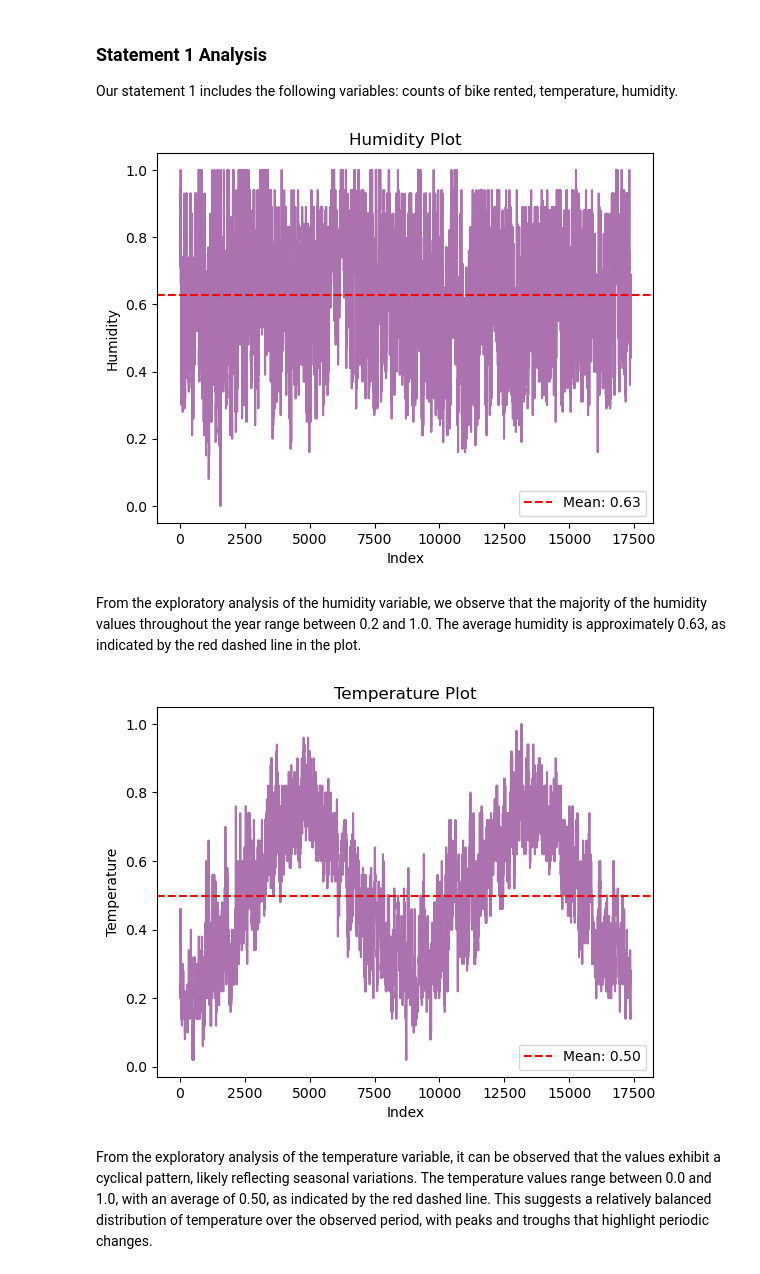
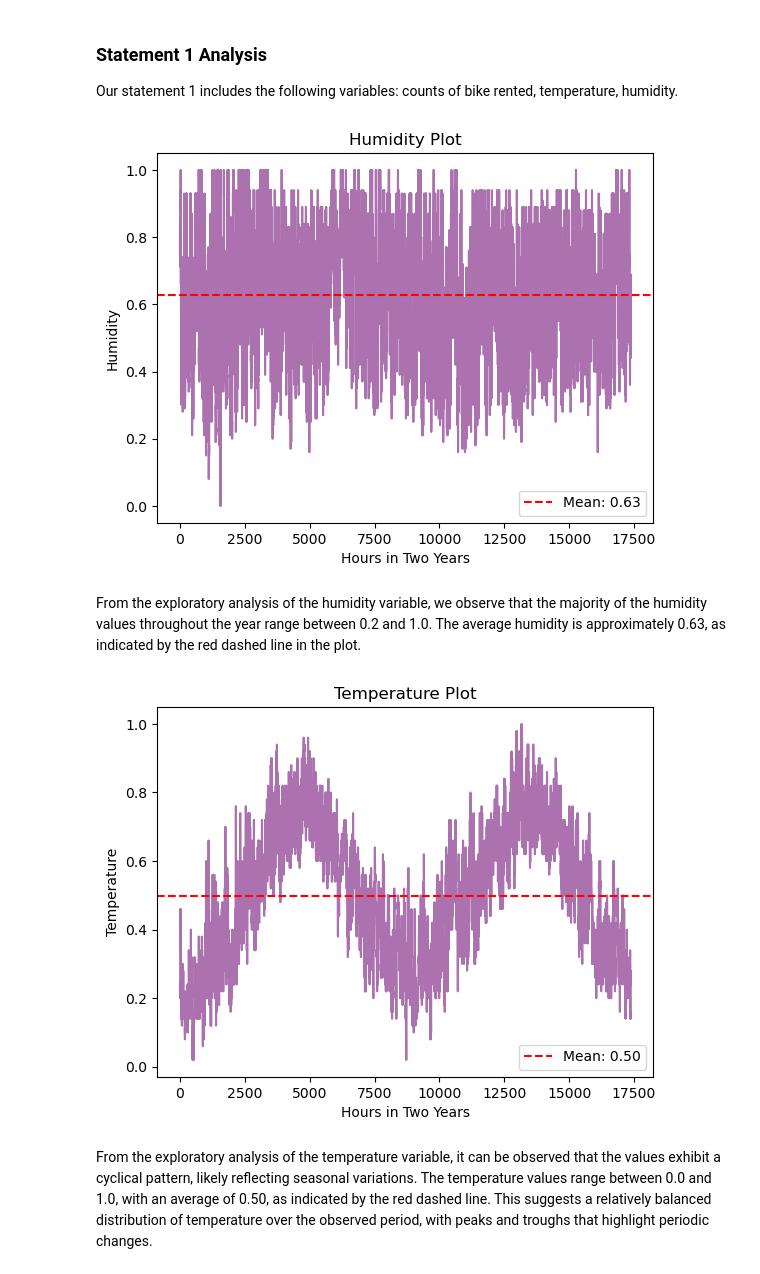
Before and after one commit to victorialiu7/info2950-final-proj, a Jupyter notebook: Info2950 Phase 4.ipynb, the cells around one changed output. Saved outputs shown, nothing was run; the diff lists cells and outputs as text; code cells hidden in the pictures.

```diff
--- a/Info2950 Phase 4.ipynb
+++ b/Info2950 Phase 4.ipynb
@@ -145,23 +153,23 @@ Our statement 1 includes the following variables: counts of bike rented, tempera
 # %%
 ### Exploratory Analyse to Statement 1
 ## Humidity
 plt.style.use('default')
 
 
 plt.plot(data['hum'], color= '#AC72B0')
 
 
 mean_hum = data['hum'].mean()
 
 plt.axhline(y=mean_hum, color='r', linestyle='--', label=f'Mean: {mean_hum:.2f}')
 
 plt.title("Humidity Plot")
-plt.xlabel("Index")
+plt.xlabel("Hours in Two Years")
 plt.ylabel("Humidity")
 plt.legend(loc = 'lower right')
 plt.show()
 # %% [output]
-[figure, old version]
+[figure, new version]
 # %% [markdown]
 From the exploratory analysis of the humidity variable, we observe that the majority of the humidity values throughout the year range between 0.2 and 1.0. The average humidity is approximately 0.63, as indicated by the red dashed line in the plot.
 # %%
@@ -176,12 +184,12 @@ mean_temp = data['temp'].mean()
 plt.axhline(y=mean_temp, color='r', linestyle='--', label=f'Mean: {mean_temp:.2f}')
 
 plt.title("Temperature Plot")
-plt.xlabel("Index")
+plt.xlabel("Hours in Two Years")
 plt.ylabel("Temperature")
 plt.legend(loc = 'lower right')
 plt.show()
 # %% [output]
-[figure, old version]
+[figure, new version]
 # %% [markdown]
 From the exploratory analysis of the temperature variable, it can be observed that the values exhibit a cyclical pattern, likely reflecting seasonal variations. The temperature values range between 0.0 and 1.0, with an average of 0.50, as indicated by the red dashed line. This suggests a relatively balanced distribution of temperature over the observed period, with peaks and troughs that highlight periodic changes.
 # %%
```
Also changed, not shown: parts of 8 cells of this notebook, 1 other file.
